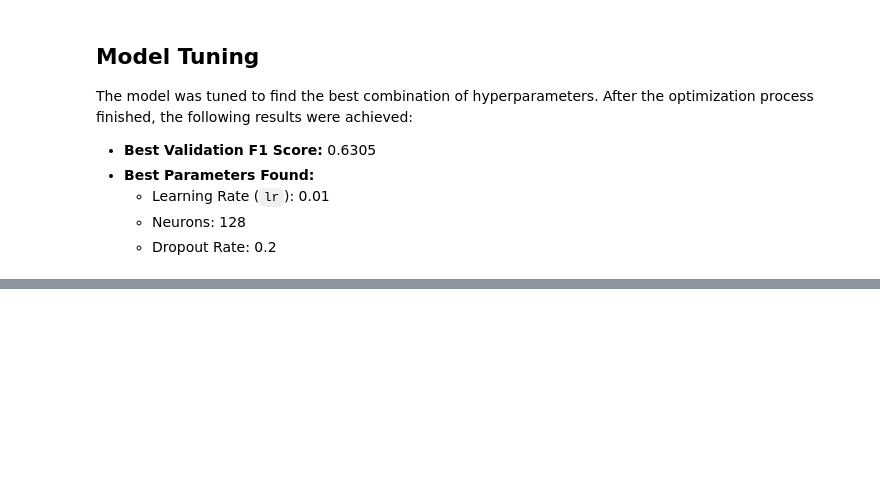
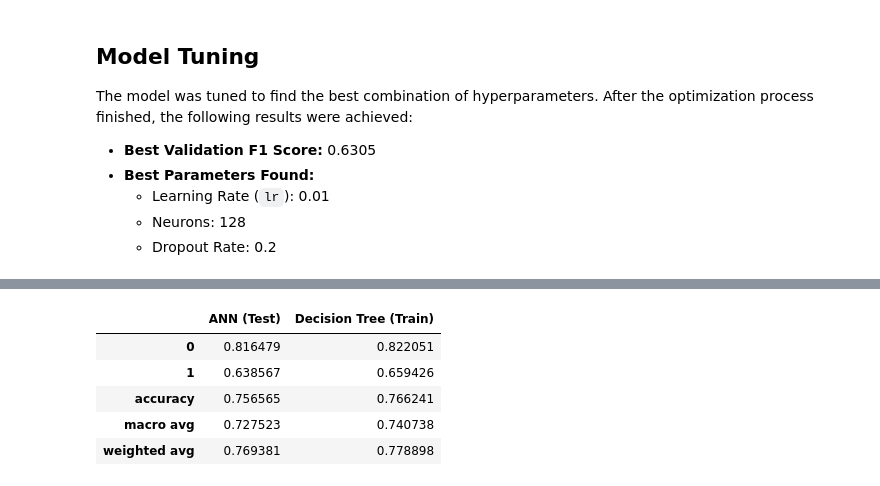
Before and after one commit to 2BerbyMarty2/Machine_Learning_CW, a Jupyter notebook: Telco_Customer_Churn_Model.ipynb, the cells around one changed output, grey strips where cells are left out. Saved outputs shown, nothing was run; the diff lists cells and outputs as text; code cells hidden in the pictures; blank space fills up the shorter version.

```diff
--- a/Telco_Customer_Churn_Model.ipynb
+++ b/Telco_Customer_Churn_Model.ipynb
@@ -466,0 +469,25 @@ Final Test Set F1 Score: 0.6379
+# %%
+import pandas as pd
+from sklearn.metrics import classification_report
+
+# 1. Regenerate ann_report with output_dict=True so it matches the format
+
+# 2. Convert both to DataFrames and transpose
+df_ann = pd.DataFrame(ann_report).transpose()
+df_dt = pd.DataFrame(dt_report).transpose()
+
+# 3. Merge them side-by-side to compare a specific metric (e.g., f1-score)
+comparison = pd.concat(
+    [df_ann['f1-score'], df_dt['f1-score']],
+    axis=1,
+    keys=['ANN (Test)', 'Decision Tree (Train)']
+)
+
+display(comparison)
+# %% [output]
+|  | ANN (Test) | Decision Tree (Train) |
+| 0 | 0.816479 | 0.822051 |
+| 1 | 0.638567 | 0.659426 |
+| accuracy | 0.756565 | 0.766241 |
+| macro avg | 0.727523 | 0.740738 |
+| weighted avg | 0.769381 | 0.778898 |
```
Also changed, not shown: parts of 6 cells of this notebook.
